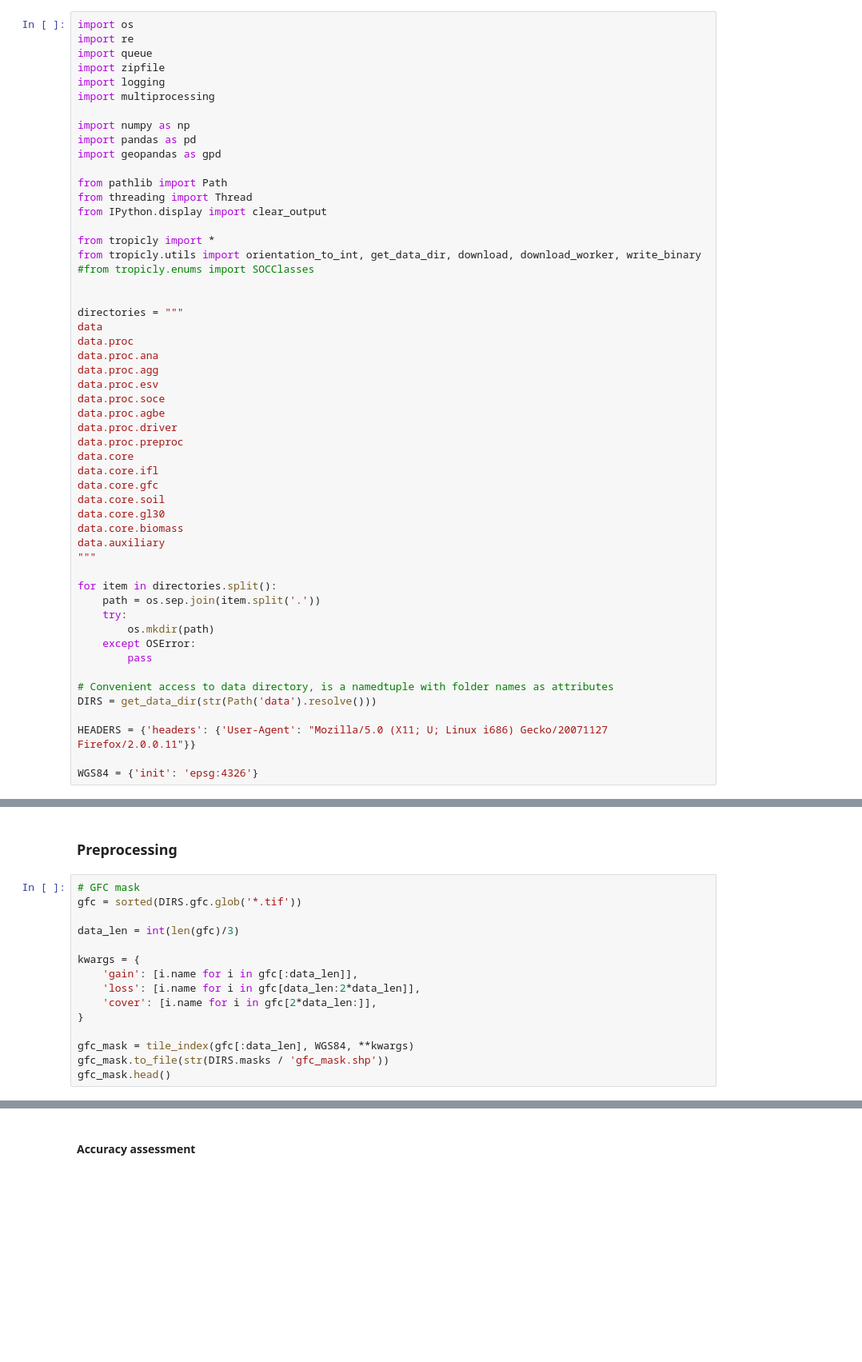
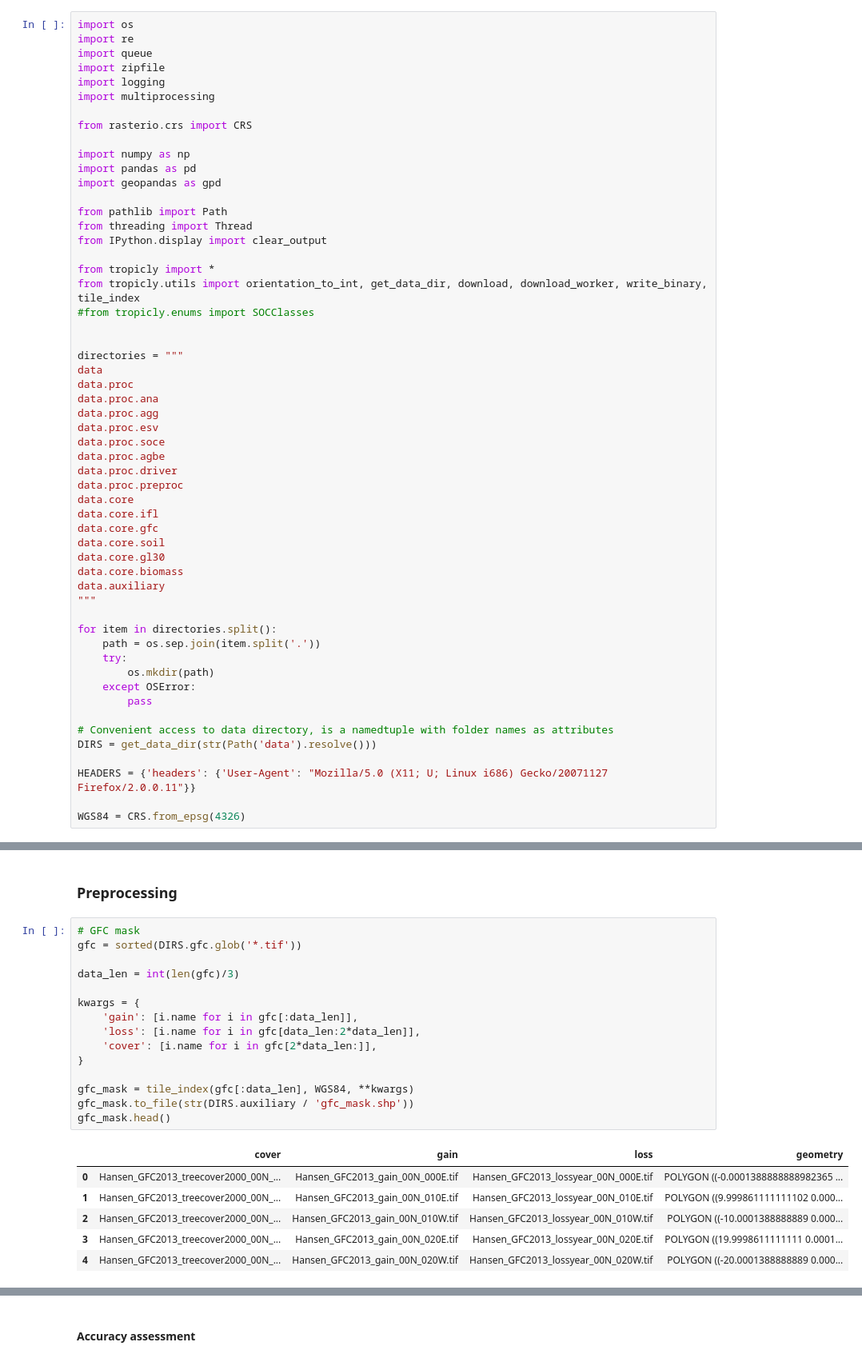
Before and after one commit to l5d1l5/tropicly, a Jupyter notebook: Master.ipynb, the cells around one changed output, grey strips where cells are left out. Shown at 80% size. Saved outputs shown, nothing was run; the diff lists cells and outputs as text; blank space fills up the shorter version.

```diff
--- a/Master.ipynb
+++ b/Master.ipynb
@@ -7,6 +7,8 @@ import queue
 import zipfile
 import logging
 import multiprocessing
+
+from rasterio.crs import CRS
 
 import numpy as np
 import pandas as pd
@@ -17,7 +19,7 @@ from threading import Thread
 from IPython.display import clear_output
 
 from tropicly import *
-from tropicly.utils import orientation_to_int, get_data_dir, download, download_worker, write_binary
+from tropicly.utils import orientation_to_int, get_data_dir, download, download_worker, write_binary, tile_index
 #from tropicly.enums import SOCClasses
 
 
@@ -52,7 +54,7 @@ DIRS = get_data_dir(str(Path('data').resolve()))
 
 HEADERS = {'headers': {'User-Agent': "Mozilla/5.0 (X11; U; Linux i686) Gecko/20071127 Firefox/2.0.0.11"}}
 
-WGS84 = {'init': 'epsg:4326'}
+WGS84 = CRS.from_epsg(4326)
 # %%
 # log progress to notebook
 def progress(*args, **kwargs):
@@ -152,18 +154,25 @@ os.remove(str(DIRS.masks / url.split('/')[-1]))
 # %%
 # GFC mask
 gfc = sorted(DIRS.gfc.glob('*.tif'))
 
 data_len = int(len(gfc)/3)
 
 kwargs = {
     'gain': [i.name for i in gfc[:data_len]],
     'loss': [i.name for i in gfc[data_len:2*data_len]],
     'cover': [i.name for i in gfc[2*data_len:]],
 }
 
 gfc_mask = tile_index(gfc[:data_len], WGS84, **kwargs)
-gfc_mask.to_file(str(DIRS.masks / 'gfc_mask.shp'))
+gfc_mask.to_file(str(DIRS.auxiliary / 'gfc_mask.shp'))
 gfc_mask.head()
+# %% [output]
+|  | cover | gain | loss | geometry |
+| 0 | Hansen_GFC2013_treecover2000_00N_... | Hansen_GFC2013_gain_00N_000E.tif | Hansen_GFC2013_lossyear_00N_000E.tif | POLYGON ((-0.0001388888888982365 ... |
+| 1 | Hansen_GFC2013_treecover2000_00N_... | Hansen_GFC2013_gain_00N_010E.tif | Hansen_GFC2013_lossyear_00N_010E.tif | POLYGON ((9.999861111111102 0.000... |
+| 2 | Hansen_GFC2013_treecover2000_00N_... | Hansen_GFC2013_gain_00N_010W.tif | Hansen_GFC2013_lossyear_00N_010W.tif | POLYGON ((-10.0001388888889 0.000... |
+| 3 | Hansen_GFC2013_treecover2000_00N_... | Hansen_GFC2013_gain_00N_020E.tif | Hansen_GFC2013_lossyear_00N_020E.tif | POLYGON ((19.9998611111111 0.0001... |
+| 4 | Hansen_GFC2013_treecover2000_00N_... | Hansen_GFC2013_gain_00N_020W.tif | Hansen_GFC2013_lossyear_00N_020W.tif | POLYGON ((-20.0001388888889 0.000... |
 # %%
 # GL30 mask
 gl30 = sorted(DIRS.gl30.glob('*.tif'), key=lambda key: (key.name[7:11], key.name[0:6]))
```
Also changed, not shown: parts of 20 cells of this notebook, 1 other file.
